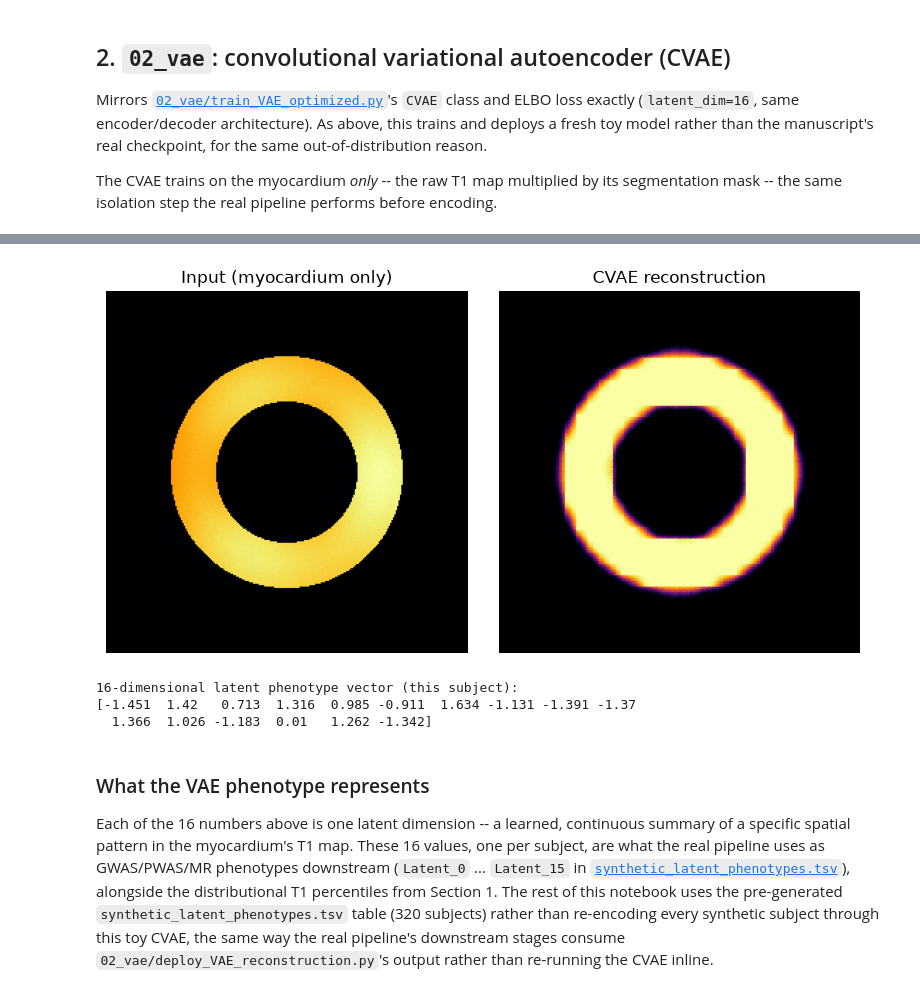
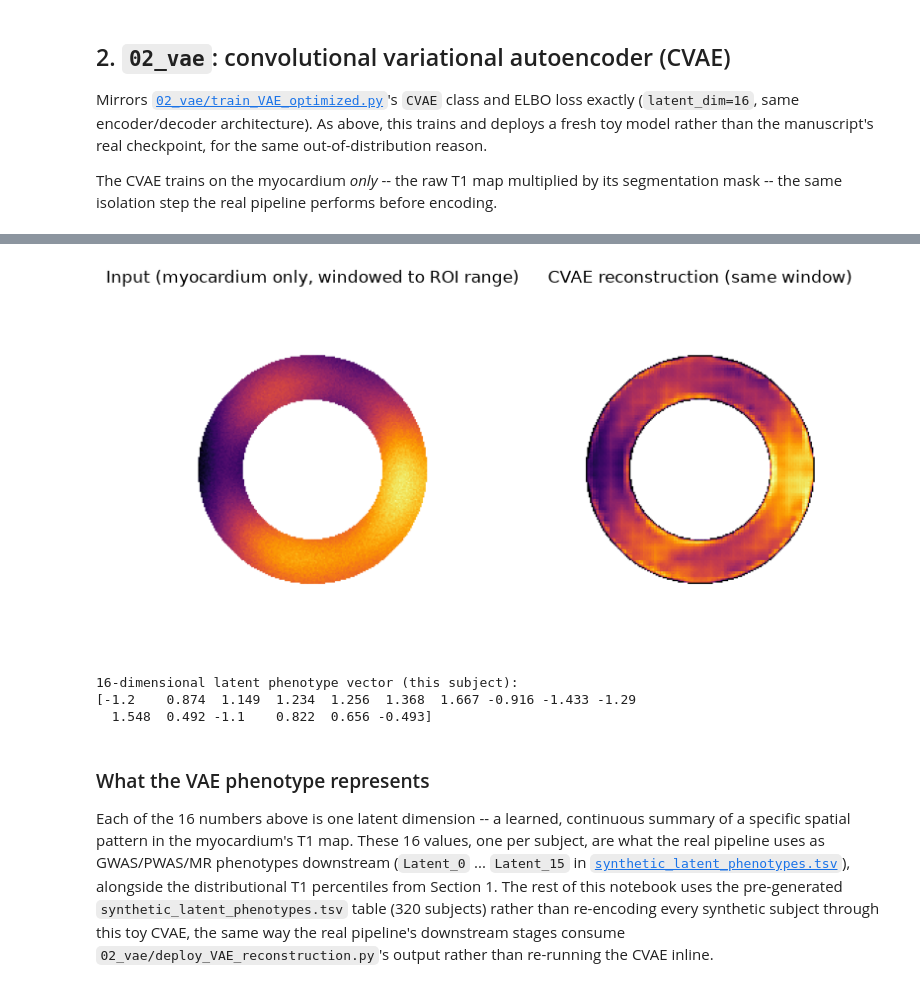
Before and after one commit to reddyrose/deep-learning-fibrosis, a Jupyter notebook: demo/demo_walkthrough.ipynb, the cells around one changed output, grey strips where cells are left out. Cells and saved outputs as stored; diff of their text form; code cells hidden in the pictures.

```diff
--- a/demo/demo_walkthrough.ipynb
+++ b/demo/demo_walkthrough.ipynb
@@ -310,27 +312,37 @@ Final training loss: 2473.6
 # %%
 # Deploy: encode + reconstruct the held-out canonical example
 myo_canonical = canonical_t1 * canonical_mask
 X_vae_test = (myo_canonical / myo_train.max()).astype(np.float32)[np.newaxis, ..., np.newaxis]
 latent_mean, _ = cvae.encode(X_vae_test)
 reconstruction = cvae.decode(latent_mean, apply_sigmoid=True).numpy()[0, ..., 0]
 
+# Display windowed to the ROI's own value range (not [0, 1]): the myocardium
+# only occupies the top ~20% of that range, so a plain imshow makes internal
+# T1 texture within the ring look nearly flat against the zeroed background.
+roi_vmin = X_vae_test[0, ..., 0][canonical_mask].min()
+roi_vmax = X_vae_test[0, ..., 0][canonical_mask].max()
+input_display = np.where(canonical_mask, X_vae_test[0, ..., 0], np.nan)
+recon_display = np.where(canonical_mask, reconstruction, np.nan)
+
 fig, axes = plt.subplots(1, 2, figsize=(8, 4))
-axes[0].imshow(X_vae_test[0, ..., 0], cmap="inferno"); axes[0].set_title("Input (myocardium only)")
-axes[1].imshow(reconstruction, cmap="inferno"); axes[1].set_title("CVAE reconstruction")
+axes[0].imshow(input_display, cmap="inferno", vmin=roi_vmin, vmax=roi_vmax)
+axes[0].set_title("Input (myocardium only, windowed to ROI range)")
+axes[1].imshow(recon_display, cmap="inferno", vmin=roi_vmin, vmax=roi_vmax)
+axes[1].set_title("CVAE reconstruction (same window)")
 for ax in axes:
     ax.axis("off")
 plt.tight_layout()
 plt.show()
 
 latent_vector = latent_mean.numpy()[0]
 print("16-dimensional latent phenotype vector (this subject):")
 print(np.round(latent_vector, 3))
 section_times["02_vae"] = time.time() - t0
 # %% [output]
-[figure, old version]
+[figure, new version]
 16-dimensional latent phenotype vector (this subject):
-[-1.451  1.42   0.713  1.316  0.985 -0.911  1.634 -1.131 -1.391 -1.37
-  1.366  1.026 -1.183  0.01   1.262 -1.342]
+[-1.2    0.874  1.149  1.234  1.256  1.368  1.667 -0.916 -1.433 -1.29
+  1.548  0.492 -1.1    0.822  0.656 -0.493]
 # %% [markdown]
 ### What the VAE phenotype represents
 
```
Also changed, not shown: parts of 20 cells of this notebook, 15 other files.
